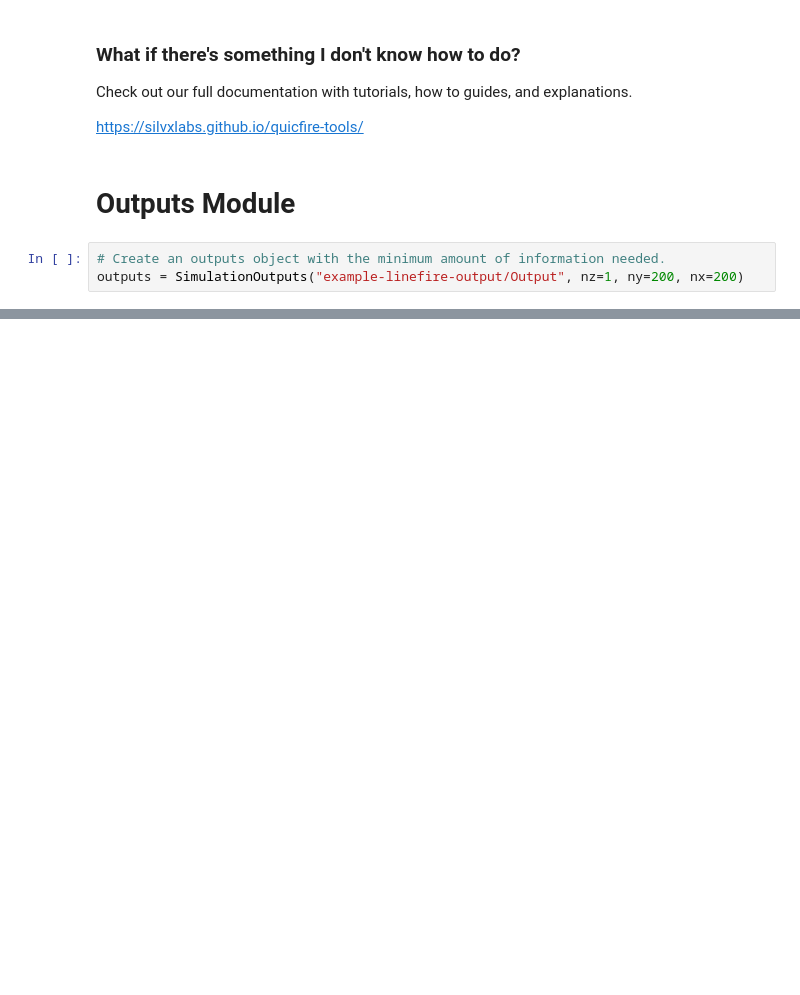
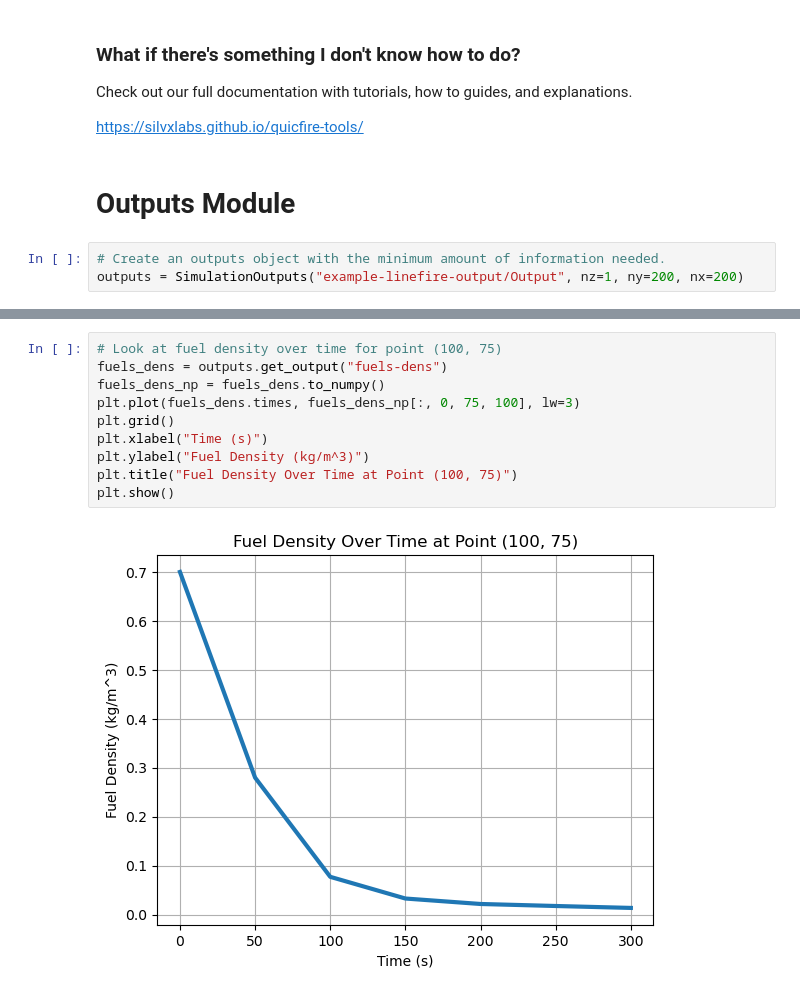
Before and after one commit to silvxlabs/quicfire-tools, a Jupyter notebook: notebooks/demo.ipynb, the cells around one changed output, grey strips where cells are left out. Saved outputs shown, nothing was run; the diff lists cells and outputs as text; blank space fills up the shorter version.

```diff
--- a/notebooks/demo.ipynb
+++ b/notebooks/demo.ipynb
@@ -172,0 +133,12 @@ plt.show()
+# %%
+# Look at fuel density over time for point (100, 75)
+fuels_dens = outputs.get_output("fuels-dens")
+fuels_dens_np = fuels_dens.to_numpy()
+plt.plot(fuels_dens.times, fuels_dens_np[:, 0, 75, 100], lw=3)
+plt.grid()
+plt.xlabel("Time (s)")
+plt.ylabel("Fuel Density (kg/m^3)")
+plt.title("Fuel Density Over Time at Point (100, 75)")
+plt.show()
+# %% [output]
+[figure, added]
```
Also changed, not shown: parts of 19 cells of this notebook.
